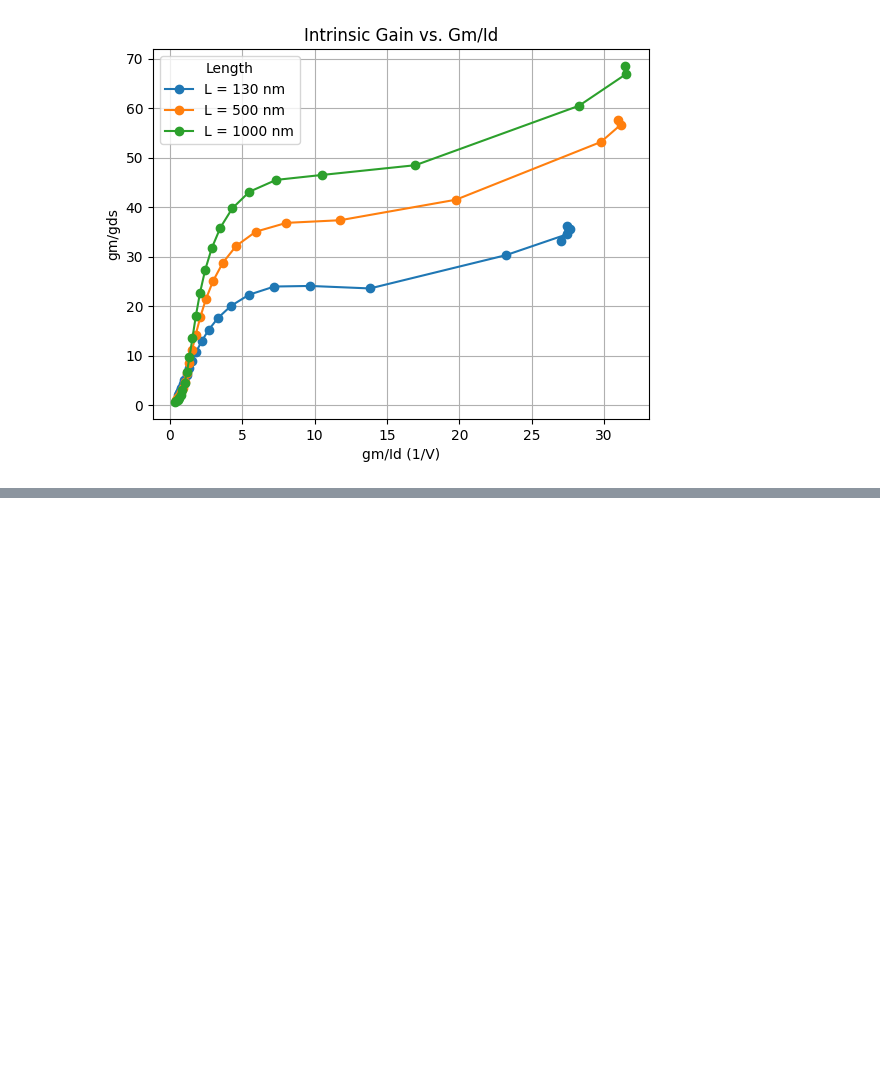
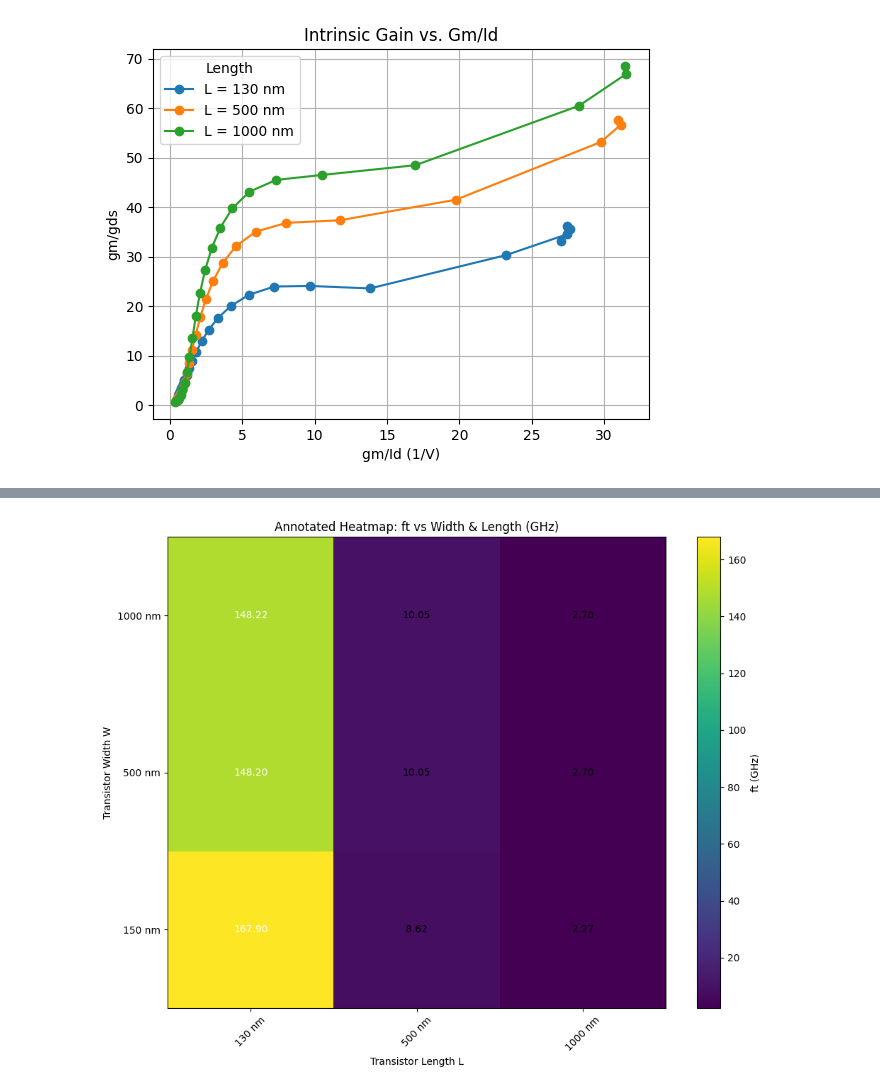
Before and after one commit to marcinmaslanka/PY, a Jupyter notebook: gm_id2.ipynb, the cells around one changed output, grey strips where cells are left out. Cells and saved outputs as stored; diff of their text form; code cells hidden in the pictures; blank space fills up the shorter version.

```diff
--- a/gm_id2.ipynb
+++ b/gm_id2.ipynb
@@ -611,0 +664,50 @@ fig.show()
+# %%
+import numpy as np
+import matplotlib.pyplot as plt
+import pandas as pd
+
+# === Load Data ===
+file_path = "/home/marcin/Dokumente/PY/Projekt2/PY/test_gmid_130_500_1000.csv"
+data = pd.read_csv(file_path)
+
+# === Compute derived quantities ===
+# Transit frequency ft = gm / (2 * pi * cgg)
+data['ft'] = data['gm'] / (2 * np.pi * data['cgg'])
+data['ft_GHz'] = data['ft'] / 1e9  # in GHz
+
+# Wenn 'Width' noch nicht existiert, nehmen wir eine Dummy-Spalte (z.B. gleiche Werte wie Length)
+if 'Width' not in data.columns:
+    data['Width'] = data['Length']
+
+# === Pivot-Tabelle für Heatmap ===
+# Zeilen = Width, Spalten = Length, Werte = ft_GHz
+heatmap_data = data.pivot_table(index='Width', columns='Length', values='ft_GHz', aggfunc=np.mean)
+
+# === Plot Heatmap ===
+plt.figure(figsize=(10, 8))
+plt.imshow(heatmap_data, origin='lower', cmap='viridis', aspect='auto')
+
+# Achsenbeschriftungen
+lengths = heatmap_data.columns.values
+widths = heatmap_data.index.values
+plt.xticks(np.arange(len(lengths)), [f"{L*1e9:.0f} nm" for L in lengths], rotation=45)
+plt.yticks(np.arange(len(widths)), [f"{W*1e9:.0f} nm" for W in widths])
+plt.xlabel("Transistor Length L")
+plt.ylabel("Transistor Width W")
+plt.title("Annotated Heatmap: ft vs Width & Length (GHz)")
+
+# Colorbar
+cbar = plt.colorbar()
+cbar.set_label("ft (GHz)")
+
+# Annotate each cell
+for i, W in enumerate(widths):
+    for j, L in enumerate(lengths):
+        ft_val = heatmap_data.loc[W, L]
+        plt.text(j, i, f"{ft_val:.2f}", ha='center', va='center',
+                 color='white' if ft_val > heatmap_data.max().max()/2 else 'black')
+
+plt.tight_layout()
+plt.show()
+# %% [output]
+[figure, added]
```
Also changed, not shown: parts of 3 cells of this notebook, 1 other file.
